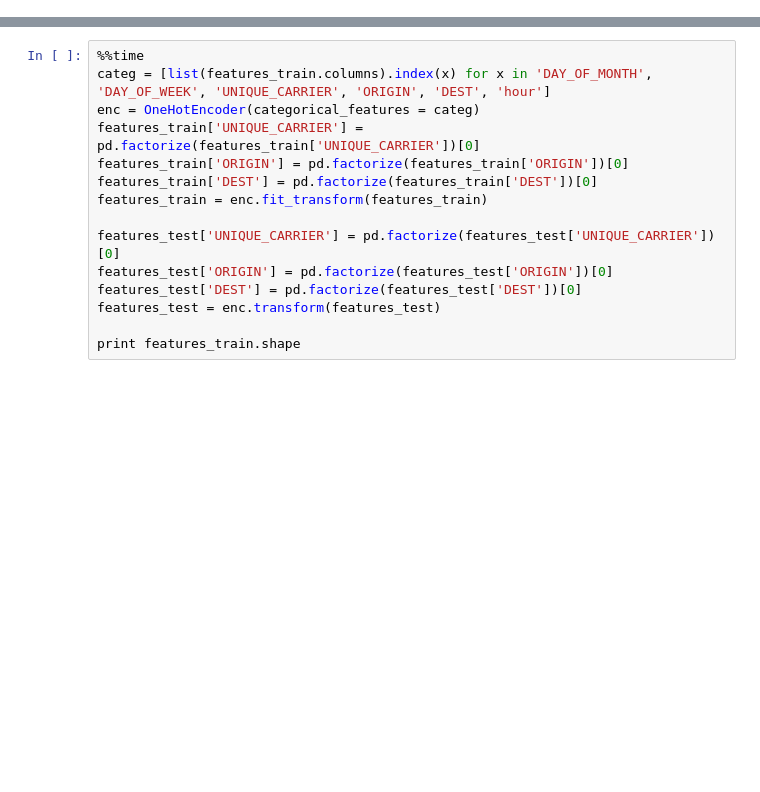
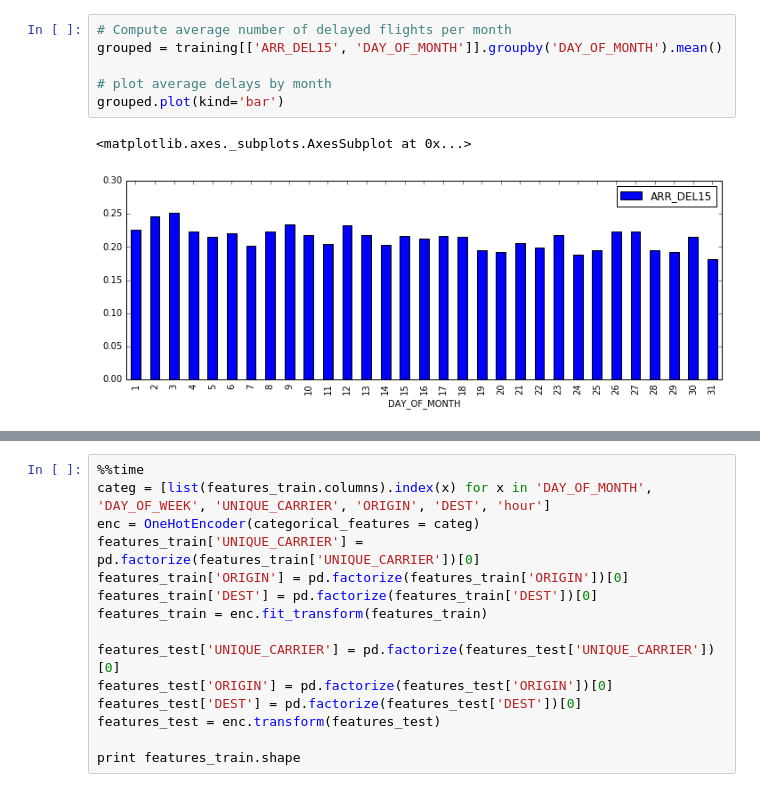
Before and after one commit to yaskyj/datascienceintensive, a Jupyter notebook: capstone/Flight Delays.ipynb, the cells around one changed output, grey strips where cells are left out. Cells and saved outputs as stored; diff of their text form; blank space fills up the shorter version.

```diff
--- a/capstone/Flight Delays.ipynb
+++ b/capstone/Flight Delays.ipynb
@@ -352,3 +353,12 @@ grouped.plot(kind='bar')
+# %%
+# Compute average number of delayed flights per month
+grouped = training[['ARR_DEL15', 'DAY_OF_MONTH']].groupby('DAY_OF_MONTH').mean()
+
+# plot average delays by month
+grouped.plot(kind='bar')
+# %% [output]
+<matplotlib.axes._subplots.AxesSubplot at 0x...>
+[figure, added]
 # %%
 # Compute average number of delayed flights by hour
 grouped = training[['ARR_DEL15', 'hour']].groupby('hour').mean()
```
Also changed, not shown: parts of 46 cells of this notebook, 1 other file.
